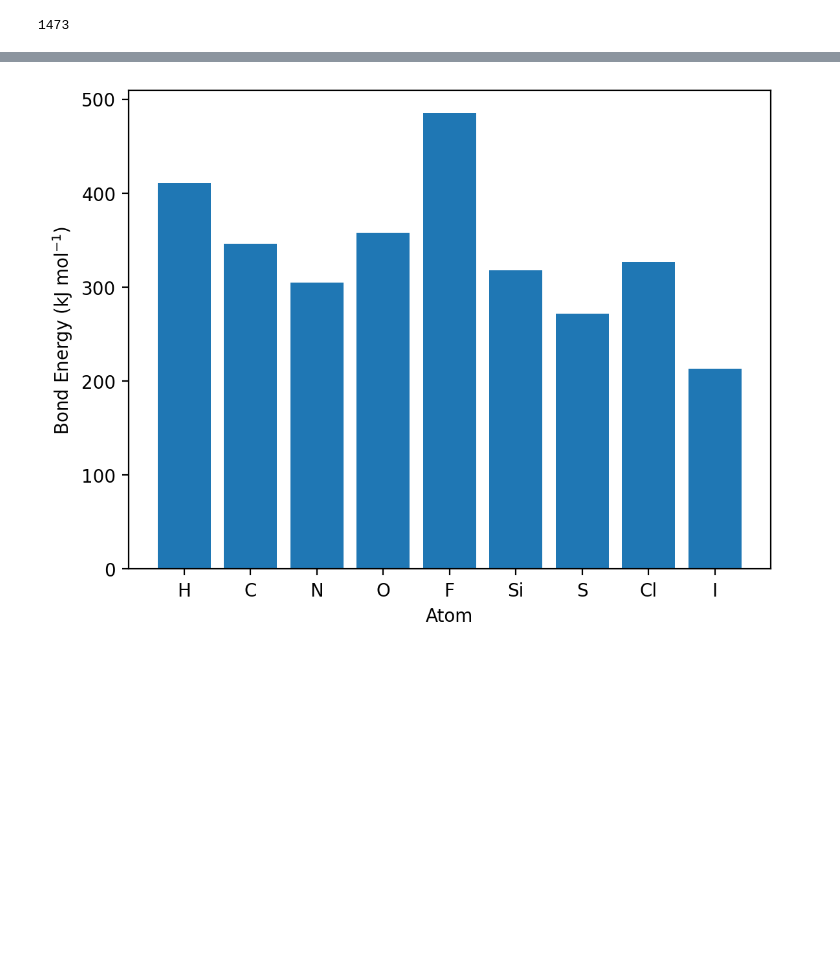
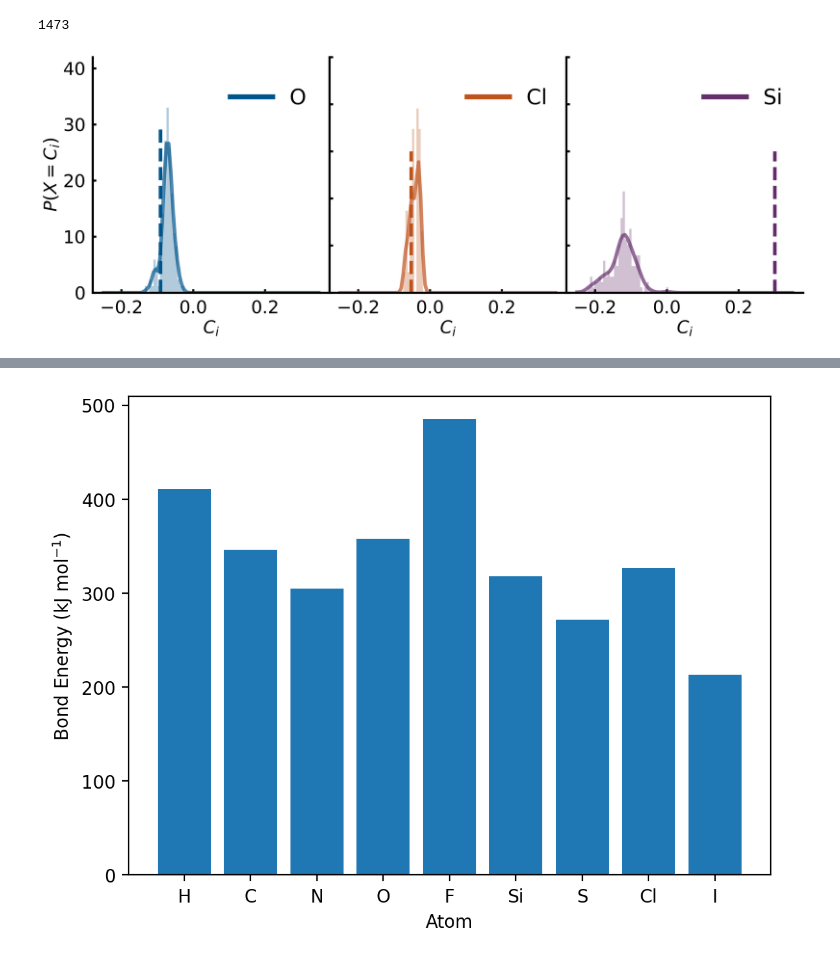
Before and after one commit to SinsuSquid/Chemomile, a Jupyter notebook: Notebooks/CaseStudy.ipynb, the cells around one changed output, grey strips where cells are left out. Saved outputs shown, nothing was run; the diff lists cells and outputs as text; code cells hidden in the pictures; blank space fills up the shorter version.

```diff
--- a/Notebooks/CaseStudy.ipynb
+++ b/Notebooks/CaseStudy.ipynb
@@ -182,3 +193,69 @@ for data in final_result:
 print(len(atomic_contributions[1]))
 # %% [output]
 1473
+# %%
+# For Figure
+import matplotlib.pyplot as plt
+from scipy.stats import gaussian_kde
+
+fig, ax = plt.subplots(1, 3, figsize = (18, 6), dpi = 300)
+plt.subplots_adjust(wspace=0, hspace=0)
+
+LABELS = {1 : "H", 6 : "C", 7 : "N", 8 : "O", 9 : "F", 14 : "Si", 16 : "P", 17 : "Cl", 53 : "I"}
+REF = {
+    6 : 0.1379302805,
+    8 : -0.09121295867,
+    9 : -0.128431818,
+    16 : 0.1301488725,
+    14 : 0.3009990106,
+    17 : -0.05253736603,
+    }
+NUMBINS = 100
+COLORMAP = {
+    7 : "#AF272F",
+    8 : "#00558C",
+    9 : "#D38235",
+    14 : "#652F6C",
+    16 : "#719949",
+    17 : "#BE531C"
+}
+
+for a in ax:
+    a.spines['top'].set_visible(False)
+    a.spines['right'].set_visible(False)
+    a.spines['bottom'].set_linewidth(3)
+    a.spines['left'].set_linewidth(3)
+    a.set_ylim((0, 42))
+    a.tick_params(labelsize = 25, pad = 10, direction = 'in', width = 3, length = 5)
+    a.patch.set_alpha(0.00)
+
+x = np.linspace(-0.25, 0.35, NUMBINS)
+
+types = (8, 17, 14)
+for idx, ty in enumerate(types):
+    try:
+        data = atomic_contributions[ty]
+        kde = gaussian_kde(data)
+        ax[idx].hist(data, bins = x, alpha = 0.3, density = True, color = COLORMAP[ty])
+        ax[idx].plot(x, kde.evaluate(x), linewidth = 5, color = COLORMAP[ty], alpha = 0.7)
+        ax[idx].vlines(REF[ty], 0, 30, linestyle = '--', color = COLORMAP[ty], linewidth = 5)
+        ax[idx].plot([0],[0], linewidth = 7, color = COLORMAP[ty], label = LABELS[ty])
+    except Exception as e:
+        print(";)")
+        print(e)
+
+# ax[2].plot([0],[0], linewidth = 7, linestyle = '--', color = 'k', label = "Keshavarz et al.")
+
+ax[1].set_yticks(ticks = ax[0].get_yticks(), labels = [])
+ax[2].set_yticks(ticks = ax[0].get_yticks(), labels = [])
+ax[0].set_ylabel("$P(X=C_i)$", fontsize = 25)
+
+for a in ax:
+    a.set_xlabel("$C_i$", fontsize = 25)
+    a.legend(frameon = False, loc = 3, fontsize = 30, bbox_to_anchor = (0.5, 0.7))
+
+plt.savefig("Ci_PDF.png", dpi = 300, bbox_inches = 'tight')
+
+plt.show()
+# %% [output]
+[figure, added]
```
Also changed, not shown: parts of 6 cells of this notebook, 5 other files.
